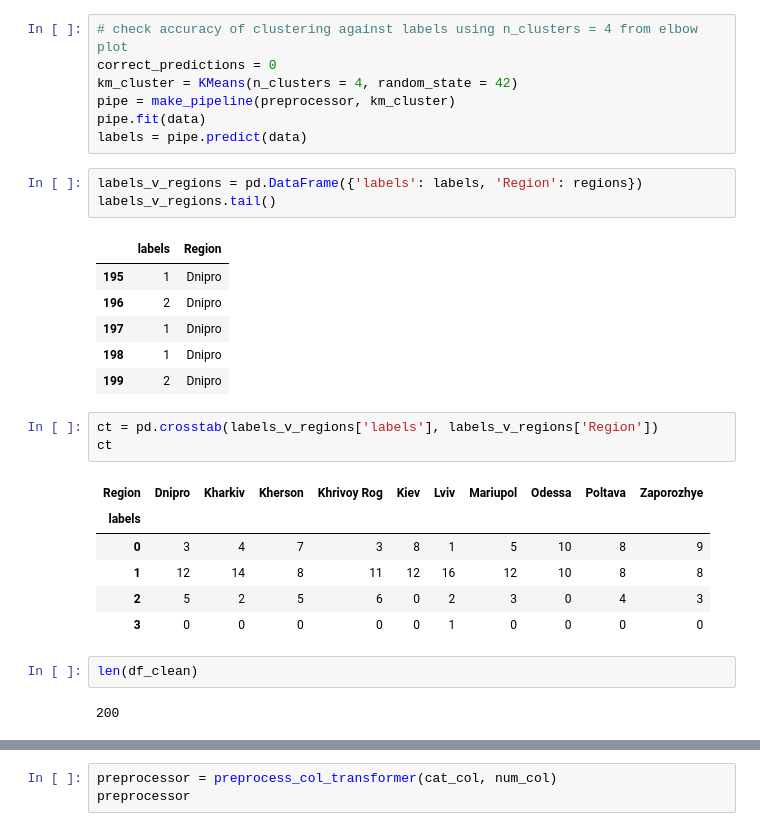
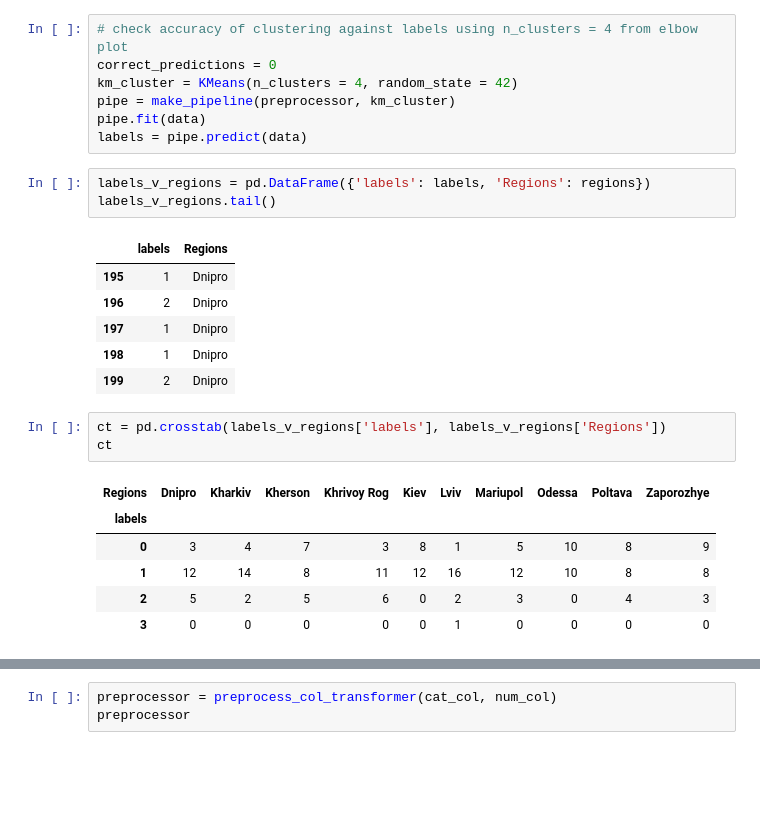
Before and after one commit to LenSin3/ukraine-coffee-shops, a Jupyter notebook: ukraine_coffee_shops.ipynb, the cells around one changed output, grey strips where cells are left out. Saved outputs shown, nothing was run; the diff lists cells and outputs as text; blank space fills up the shorter version.

```diff
--- a/ukraine_coffee_shops.ipynb
+++ b/ukraine_coffee_shops.ipynb
@@ -422,26 +422,22 @@ pipe = make_pipeline(preprocessor, km_cluster)
 pipe.fit(data)
 labels = pipe.predict(data)
 # %%
-labels_v_regions = pd.DataFrame({'labels': labels, 'Region': regions})
+labels_v_regions = pd.DataFrame({'labels': labels, 'Regions': regions})
 labels_v_regions.tail()
 # %% [output]
-|  | labels | Region |
+|  | labels | Regions |
 | 195 | 1 | Dnipro |
 | 196 | 2 | Dnipro |
 | 197 | 1 | Dnipro |
 | 198 | 1 | Dnipro |
 | 199 | 2 | Dnipro |
 # %%
-ct = pd.crosstab(labels_v_regions['labels'], labels_v_regions['Region'])
+ct = pd.crosstab(labels_v_regions['labels'], labels_v_regions['Regions'])
 ct
 # %% [output]
-| Region | Dnipro | Kharkiv | Kherson | Khrivoy Rog | Kiev | Lviv | Mariupol | Odessa | Poltava | Zaporozhye |
+| Regions | Dnipro | Kharkiv | Kherson | Khrivoy Rog | Kiev | Lviv | Mariupol | Odessa | Poltava | Zaporozhye |
 | labels |  |  |  |  |  |  |  |  |  |  |
 | 0 | 3 | 4 | 7 | 3 | 8 | 1 | 5 | 10 | 8 | 9 |
 | 1 | 12 | 14 | 8 | 11 | 12 | 16 | 12 | 10 | 8 | 8 |
 | 2 | 5 | 2 | 5 | 6 | 0 | 2 | 3 | 0 | 4 | 3 |
 | 3 | 0 | 0 | 0 | 0 | 0 | 1 | 0 | 0 | 0 | 0 |
-# %%
-len(df_clean)
-# %% [output]
-200
```
Also changed, not shown: parts of 2 cells of this notebook.
